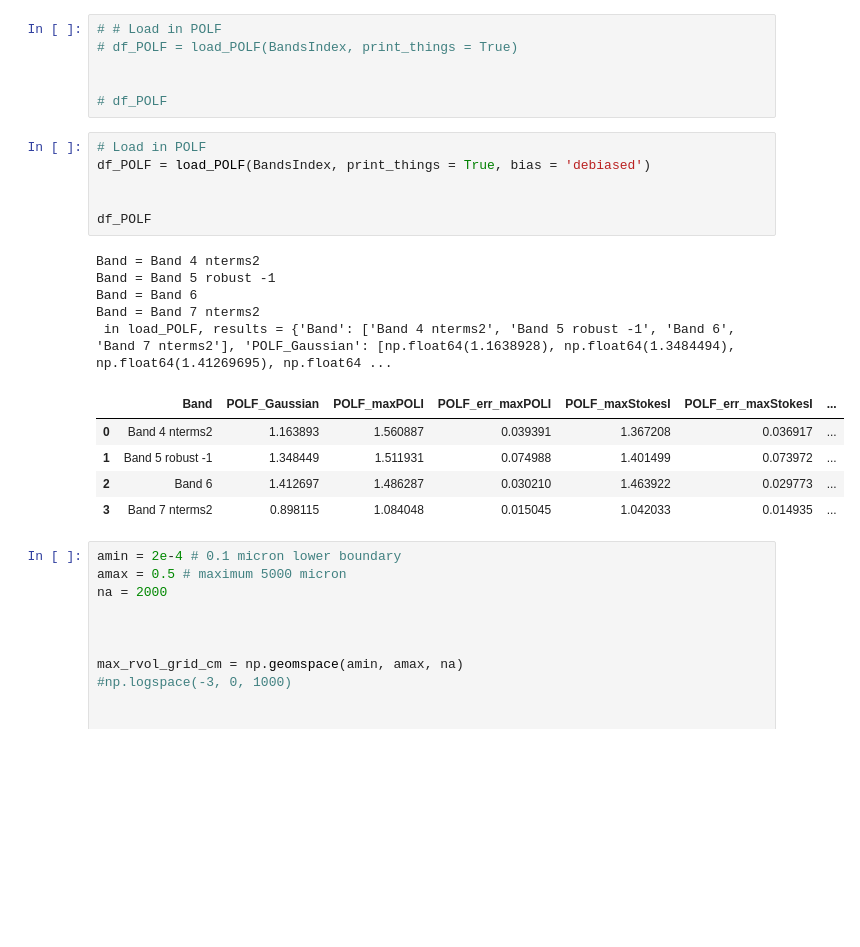
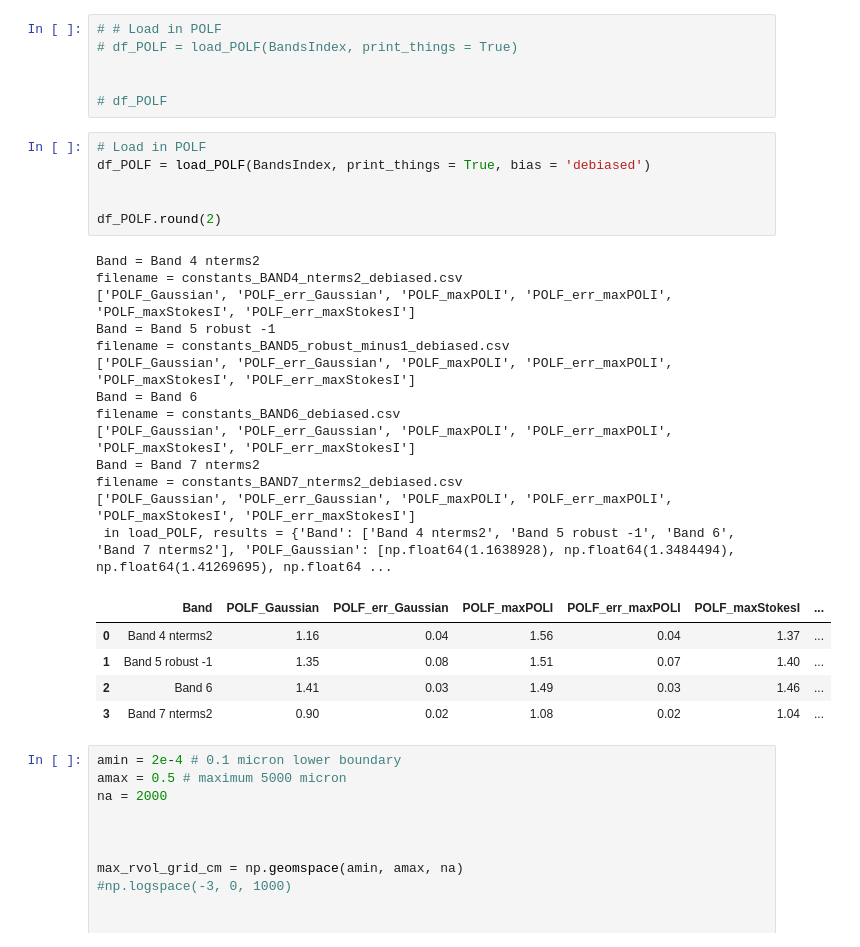
Before and after one commit to audreyburggraf/MastersThesis, a Jupyter notebook: PLOTTING C29 989/glitterin/DustModels/glitterin_plots_for_writeup_omega_eff.ipynb, the cells around one changed output. Saved outputs shown, nothing was run; the diff lists cells and outputs as text; blank space fills up the shorter version.

```diff
--- a/PLOTTING C29 989/glitterin/DustModels/glitterin_plots_for_writeup_omega_eff.ipynb
+++ b/PLOTTING C29 989/glitterin/DustModels/glitterin_plots_for_writeup_omega_eff.ipynb
@@ -63,20 +63,28 @@ lambda_bands_cm
 # %%
 # Load in POLF
 df_POLF = load_POLF(BandsIndex, print_things = True, bias = 'debiased')
 
 
-df_POLF
+df_POLF.round(2)
 # %% [output]
 Band = Band 4 nterms2
+filename = constants_BAND4_nterms2_debiased.csv
+['POLF_Gaussian', 'POLF_err_Gaussian', 'POLF_maxPOLI', 'POLF_err_maxPOLI', 'POLF_maxStokesI', 'POLF_err_maxStokesI']
 Band = Band 5 robust -1
+filename = constants_BAND5_robust_minus1_debiased.csv
+['POLF_Gaussian', 'POLF_err_Gaussian', 'POLF_maxPOLI', 'POLF_err_maxPOLI', 'POLF_maxStokesI', 'POLF_err_maxStokesI']
 Band = Band 6
+filename = constants_BAND6_debiased.csv
+['POLF_Gaussian', 'POLF_err_Gaussian', 'POLF_maxPOLI', 'POLF_err_maxPOLI', 'POLF_maxStokesI', 'POLF_err_maxStokesI']
 Band = Band 7 nterms2
+filename = constants_BAND7_nterms2_debiased.csv
+['POLF_Gaussian', 'POLF_err_Gaussian', 'POLF_maxPOLI', 'POLF_err_maxPOLI', 'POLF_maxStokesI', 'POLF_err_maxStokesI']
  in load_POLF, results = {'Band': ['Band 4 nterms2', 'Band 5 robust -1', 'Band 6', 'Band 7 nterms2'], 'POLF_Gaussian': [np.float64(1.1638928), np.float64(1.3484494), np.float64(1.41269695), np.float64 ...
-|  | Band | POLF_Gaussian | POLF_maxPOLI | POLF_err_maxPOLI | POLF_maxStokesI | POLF_err_maxStokesI | ... |
-| 0 | Band 4 nterms2 | 1.163893 | 1.560887 | 0.039391 | 1.367208 | 0.036917 | ... |
-| 1 | Band 5 robust -1 | 1.348449 | 1.511931 | 0.074988 | 1.401499 | 0.073972 | ... |
-| 2 | Band 6 | 1.412697 | 1.486287 | 0.030210 | 1.463922 | 0.029773 | ... |
-| 3 | Band 7 nterms2 | 0.898115 | 1.084048 | 0.015045 | 1.042033 | 0.014935 | ... |
+|  | Band | POLF_Gaussian | POLF_err_Gaussian | POLF_maxPOLI | POLF_err_maxPOLI | POLF_maxStokesI | ... |
+| 0 | Band 4 nterms2 | 1.16 | 0.04 | 1.56 | 0.04 | 1.37 | ... |
+| 1 | Band 5 robust -1 | 1.35 | 0.08 | 1.51 | 0.07 | 1.40 | ... |
+| 2 | Band 6 | 1.41 | 0.03 | 1.49 | 0.03 | 1.46 | ... |
+| 3 | Band 7 nterms2 | 0.90 | 0.02 | 1.08 | 0.02 | 1.04 | ... |
 # %%
 amin = 2e-4 # 0.1 micron lower boundary
 amax = 0.5 # maximum 5000 micron
```
Also changed, not shown: parts of 2 cells of this notebook, 17 other files.
